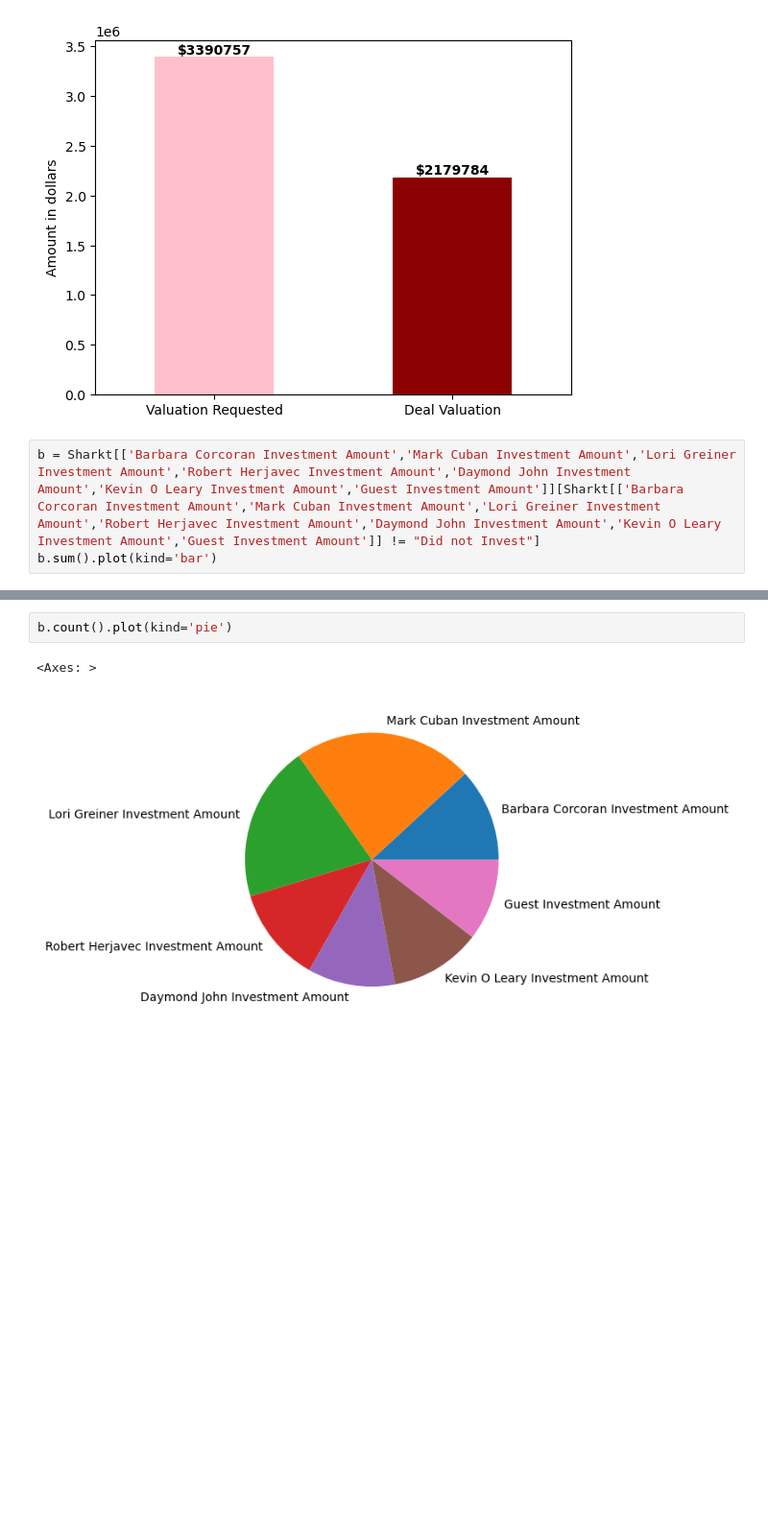
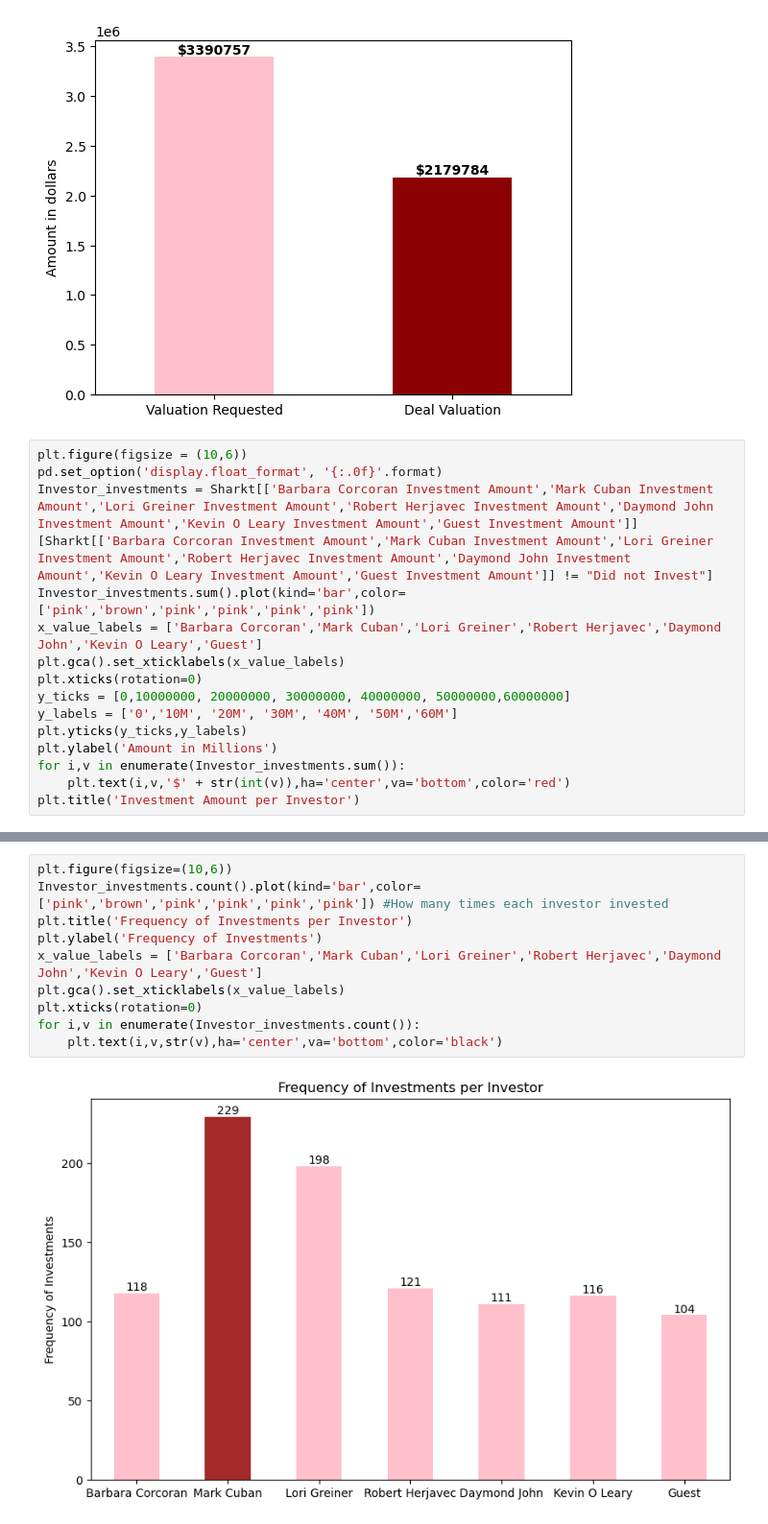
Before and after one commit to 0layiw0la/SHARK-TANK-INVESTMENT-ANALYSIS, a Jupyter notebook: SHARK TANK INVESTMENT ANALYSIS.ipynb, the cells around one changed output, grey strips where cells are left out. Shown at 96% size. Drawn from its saved outputs; the diff is of its cells as text; blank space fills up the shorter version.

```diff
--- a/SHARK TANK INVESTMENT ANALYSIS.ipynb
+++ b/SHARK TANK INVESTMENT ANALYSIS.ipynb
@@ -274,6 +435,18 @@ for i,v in enumerate(Shark_deal_amount[['Valuation Requested','Deal Valuation']]
 # %% [output]
 [figure]
 # %%
-b = Sharkt[['Barbara Corcoran Investment Amount','Mark Cuban Investment Amount','Lori Greiner Investment Amount','Robert Herjavec Investment Amount','Daymond John Investment Amount','Kevin O Leary Investment Amount','Guest Investment Amount']][Sharkt[['Barbara Corcoran Investment Amount','Mark Cuban Investment Amount','Lori Greiner Investment Amount','Robert Herjavec Investment Amount','Daymond John Investment Amount','Kevin O Leary Investment Amount','Guest Investment Amount']] != "Did not Invest"]
-b.sum().plot(kind='bar')
+plt.figure(figsize = (10,6))
+pd.set_option('display.float_format', '{:.0f}'.format)
+Investor_investments = Sharkt[['Barbara Corcoran Investment Amount','Mark Cuban Investment Amount','Lori Greiner Investment Amount','Robert Herjavec Investment Amount','Daymond John Investment Amount','Kevin O Leary Investment Amount','Guest Investment Amount']][Sharkt[['Barbara Corcoran Investment Amount','Mark Cuban Investment Amount','Lori Greiner Investment Amount','Robert Herjavec Investment Amount','Daymond John Investment Amount','Kevin O Leary Investment Amount','Guest Investment Amount']] != "Did not Invest"]
+Investor_investments.sum().plot(kind='bar',color=['pink','brown','pink','pink','pink','pink'])
+x_value_labels = ['Barbara Corcoran','Mark Cuban','Lori Greiner','Robert Herjavec','Daymond John','Kevin O Leary','Guest']
+plt.gca().set_xticklabels(x_value_labels)
+plt.xticks(rotation=0)
+y_ticks = [0,10000000, 20000000, 30000000, 40000000, 50000000,60000000]
+y_labels = ['0','10M', '20M', '30M', '40M', '50M','60M']
+plt.yticks(y_ticks,y_labels)
+plt.ylabel('Amount in Millions')
+for i,v in enumerate(Investor_investments.sum()):
+    plt.text(i,v,'$' + str(int(v)),ha='center',va='bottom',color='red')
+plt.title('Investment Amount per Investor')
 # %% [output]
@@ -282,5 +455,12 @@ b.sum().plot(kind='bar')
 # %%
-b.count().plot(kind='pie')
+plt.figure(figsize=(10,6))
+Investor_investments.count().plot(kind='bar',color=['pink','brown','pink','pink','pink','pink']) #How many times each investor invested
+plt.title('Frequency of Investments per Investor')
+plt.ylabel('Frequency of Investments')
+x_value_labels = ['Barbara Corcoran','Mark Cuban','Lori Greiner','Robert Herjavec','Daymond John','Kevin O Leary','Guest']
+plt.gca().set_xticklabels(x_value_labels)
+plt.xticks(rotation=0)
+for i,v in enumerate(Investor_investments.count()):
+    plt.text(i,v,str(v),ha='center',va='bottom',color='black')
 # %% [output]
-<Axes: >
-[figure, old version]
+[figure, new version]
```
Also changed, not shown: parts of 20 cells of this notebook.
